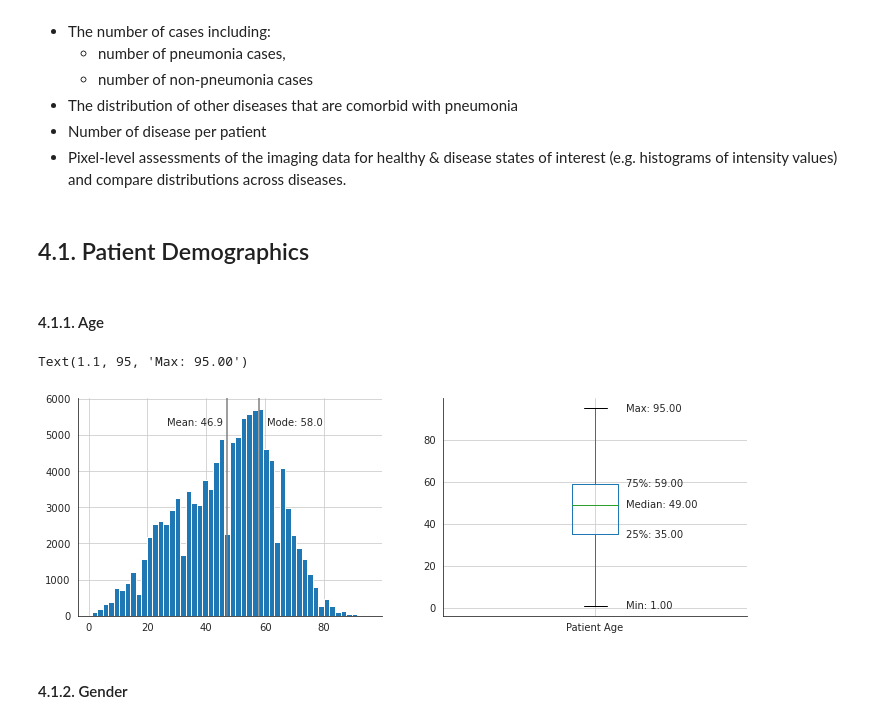
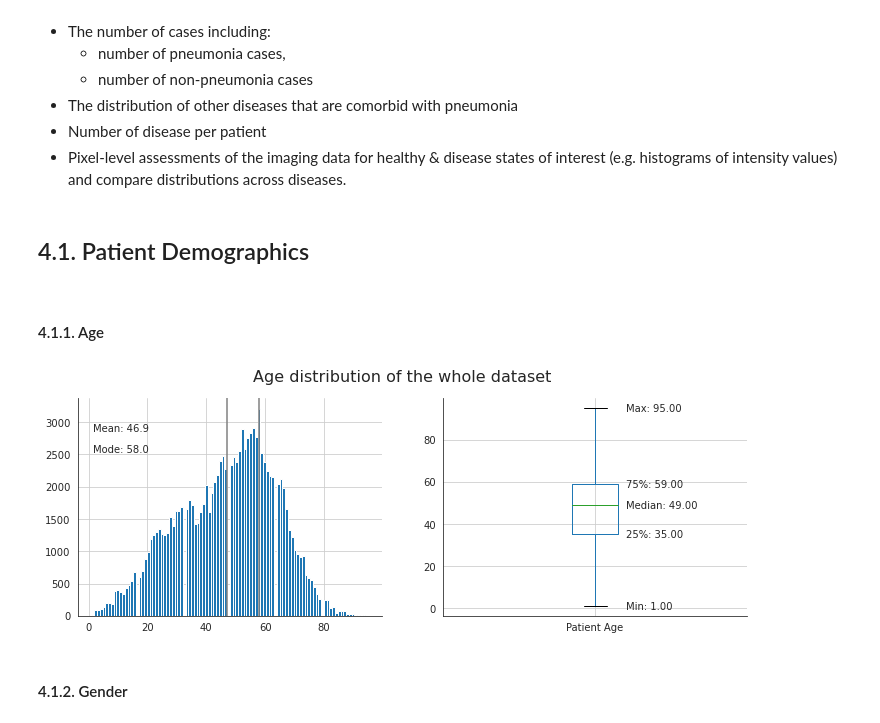
Before and after one commit to lmasello/pneumonia-detection-from-chest-x-rays, a Jupyter notebook: EDA.ipynb, the cells around one changed output. Saved outputs shown, nothing was run; the diff lists cells and outputs as text; code cells hidden in the pictures.

```diff
--- a/EDA.ipynb
+++ b/EDA.ipynb
@@ -159,36 +191,42 @@ This section explores the following information:
 * Pixel-level assessments of the imaging data for healthy & disease states of interest (e.g. histograms of intensity values) and compare distributions across diseases.
 # %% [markdown]
 ## 4.1. Patient Demographics
+<a id='patient_demographics'></a>
 # %% [markdown]
 #### 4.1.1. Age
 # %%
-_, ax = plt.subplots(1, 2, figsize=(12, 4))
+def plot_hist_and_boxplot(df, col, title):
+    fig, ax = plt.subplots(1, 2, figsize=(12, 4))
 
-all_xray_df['Patient Age'].hist(bins=50, ax=ax[0])
-all_xray_df.boxplot(column='Patient Age', ax=ax[1])
+    df[col].hist(bins=100, ax=ax[0])
+    df.boxplot(column=col, ax=ax[1])
 
-# Add annotations
-min_value = all_xray_df['Patient Age'].min()
-p_25 = all_xray_df['Patient Age'].quantile(0.25)
-mean_value = all_xray_df['Patient Age'].mean()
-median_value = all_xray_df['Patient Age'].median()
-p_75 = all_xray_df['Patient Age'].quantile(0.75)
-max_value = all_xray_df['Patient Age'].max()
-mode_value = all_xray_df['Patient Age'].mode()[0]
+    # Add annotations
+    min_value = df[col].min()
+    p_25 = df[col].quantile(0.25)
+    mean_value = df[col].mean()
+    median_value = df[col].median()
+    p_75 = df[col].quantile(0.75)
+    max_value = df[col].max()
+    mode_value = df[col].mode()[0]
 
-ax[0].axvline(mean_value, c='gray')
-ax[0].axvline(mode_value, c='gray')
-ax[0].annotate(f'Mean: {mean_value:.1f}', (0.18, 0.85), xycoords='figure fraction')
-ax[0].annotate(f'Mode: {mode_value:.1f}', (0.32, 0.85), xycoords='figure fraction')
+    ax[0].axvline(mean_value, c='gray')
+    ax[0].axvline(mode_value, c='gray')
+    ax[0].annotate(f'Mean: {mean_value:.1f}', (0.05, 0.85), xycoords='axes fraction')
+    ax[0].annotate(f'Mode: {mode_value:.1f}', (0.05, 0.75), xycoords='axes fraction')
 
-ax[1].text(1.1, median_value, f'Median: {median_value:.2f}', va='center', ha='left')
-ax[1].text(1.1, p_25, f'25%: {p_25:.2f}', va='center', ha='left')
-ax[1].text(1.1, p_75, f'75%: {p_75:.2f}', va='center', ha='left')
-ax[1].text(1.1, min_value, f'Min: {min_value:.2f}', va='center', ha='left')
-ax[1].text(1.1, max_value, f'Max: {max_value:.2f}', va='center', ha='left')
+    ax[1].text(1.1, median_value, f'Median: {median_value:.2f}', va='center', ha='left')
+    ax[1].text(1.1, p_25, f'25%: {p_25:.2f}', va='center', ha='left')
+    ax[1].text(1.1, p_75, f'75%: {p_75:.2f}', va='center', ha='left')
+    ax[1].text(1.1, min_value, f'Min: {min_value:.2f}', va='center', ha='left')
+    ax[1].text(1.1, max_value, f'Max: {max_value:.2f}', va='center', ha='left')
+
+    fig.suptitle(title, fontsize=16)
+
+
+plot_hist_and_boxplot(all_xray_df, 'Patient Age', 'Age distribution of the whole dataset')
 # %% [output]
-Text(1.1, 95, 'Max: 95.00')
-[figure, old version]
+[figure, new version]
 # %% [markdown]
 #### 4.1.2. Gender
 # %%
```
Also changed, not shown: parts of 65 cells of this notebook.
